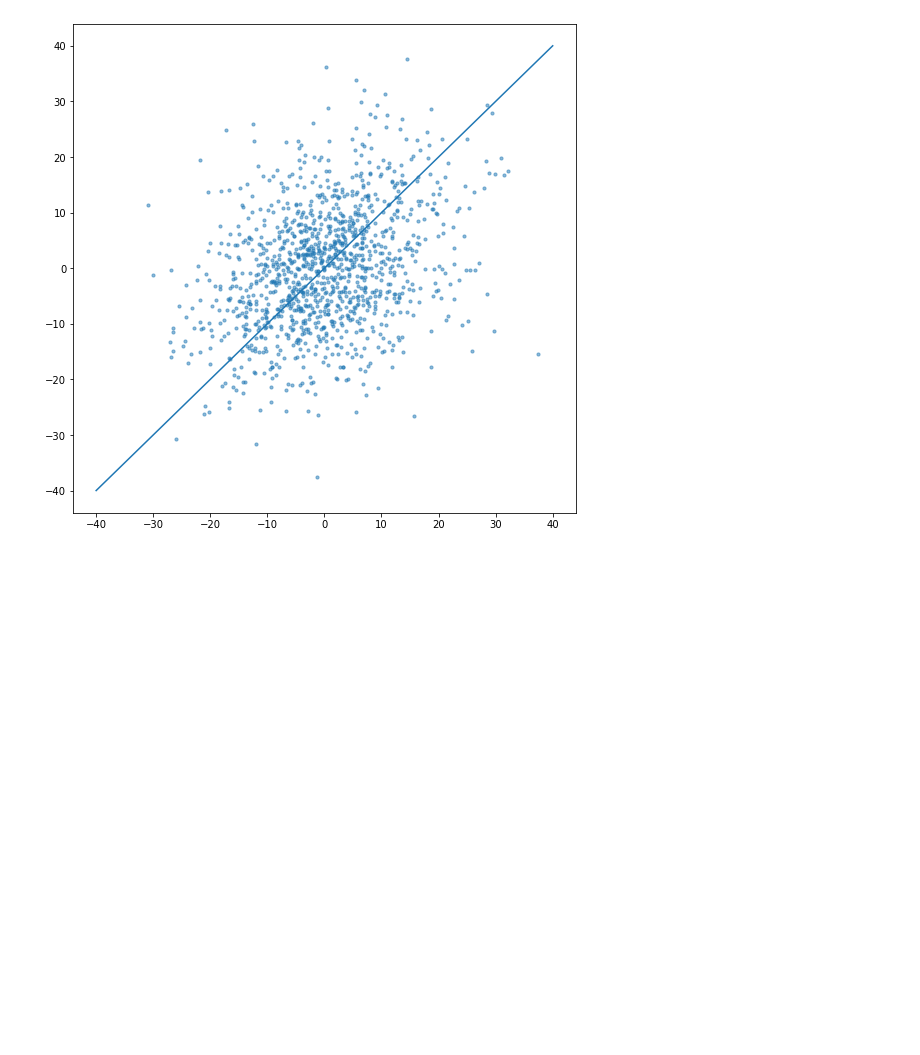
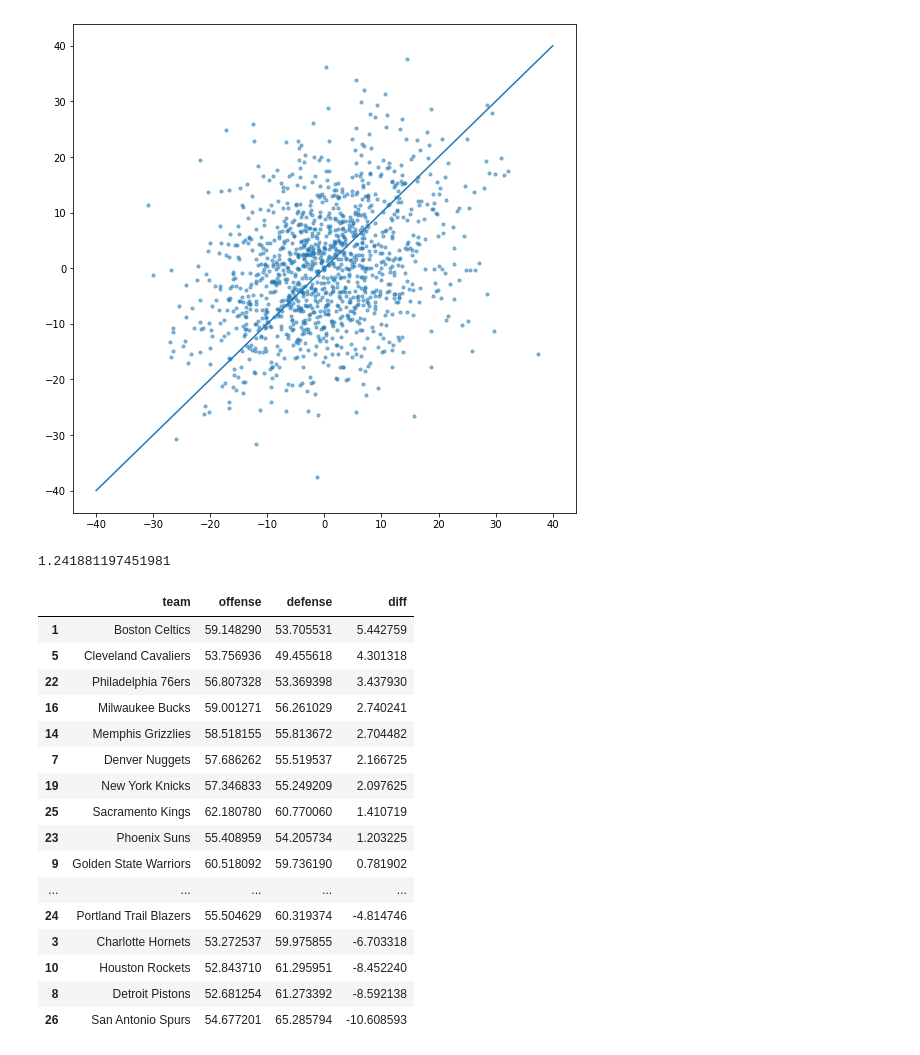
Before and after one commit to daviderics/Basketball-Model, a Jupyter notebook: bball_modeler.ipynb, the cells around one changed output. Saved outputs shown, nothing was run; the diff lists cells and outputs as text; code cells hidden in the pictures; blank space fills up the shorter version.

```diff
--- a/bball_modeler.ipynb
+++ b/bball_modeler.ipynb
@@ -428,0 +452,26 @@ par_dict_a
+# %%
+h_adv_a
+# %% [output]
+1.241881197451981
+# %%
+par_dict_a['diff'] = par_dict_a['offense'] - par_dict_a['defense']
+# %%
+par_dict_a.sort_values(by='diff', ascending=False)
+# %% [output]
+|  | team | offense | defense | diff |
+| 1 | Boston Celtics | 59.148290 | 53.705531 | 5.442759 |
+| 5 | Cleveland Cavaliers | 53.756936 | 49.455618 | 4.301318 |
+| 22 | Philadelphia 76ers | 56.807328 | 53.369398 | 3.437930 |
+| 16 | Milwaukee Bucks | 59.001271 | 56.261029 | 2.740241 |
+| 14 | Memphis Grizzlies | 58.518155 | 55.813672 | 2.704482 |
+| 7 | Denver Nuggets | 57.686262 | 55.519537 | 2.166725 |
+| 19 | New York Knicks | 57.346833 | 55.249209 | 2.097625 |
+| 25 | Sacramento Kings | 62.180780 | 60.770060 | 1.410719 |
+| 23 | Phoenix Suns | 55.408959 | 54.205734 | 1.203225 |
+| 9 | Golden State Warriors | 60.518092 | 59.736190 | 0.781902 |
+| ... | ... | ... | ... | ... |
+| 24 | Portland Trail Blazers | 55.504629 | 60.319374 | -4.814746 |
+| 3 | Charlotte Hornets | 53.272537 | 59.975855 | -6.703318 |
+| 10 | Houston Rockets | 52.843710 | 61.295951 | -8.452240 |
+| 8 | Detroit Pistons | 52.681254 | 61.273392 | -8.592138 |
+| 26 | San Antonio Spurs | 54.677201 | 65.285794 | -10.608593 |
```
Also changed, not shown: parts of 8 cells of this notebook.
